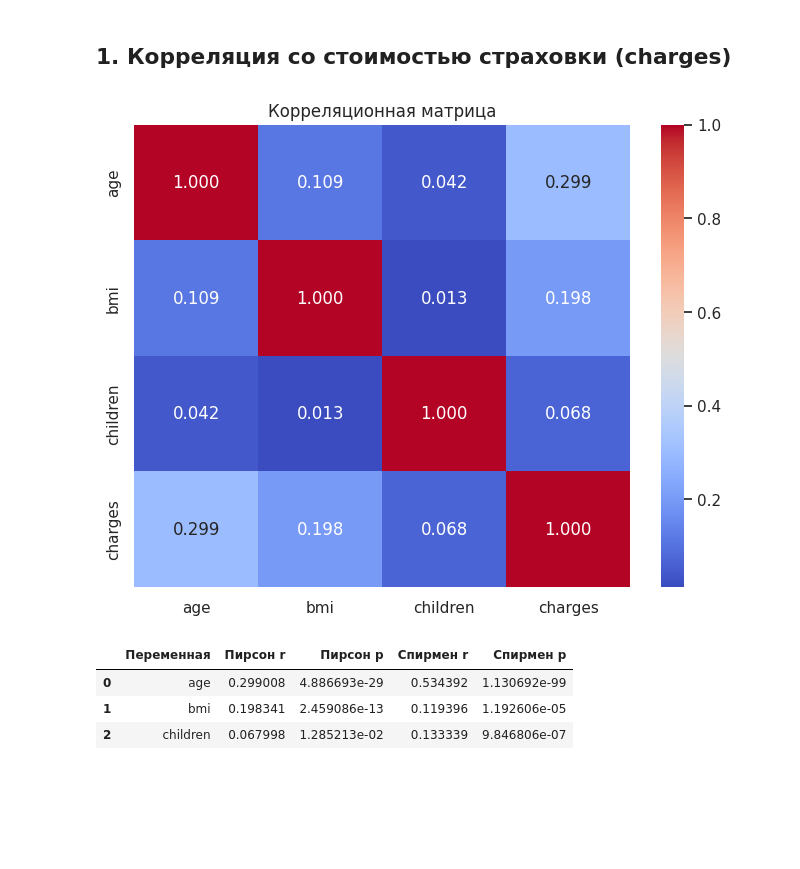
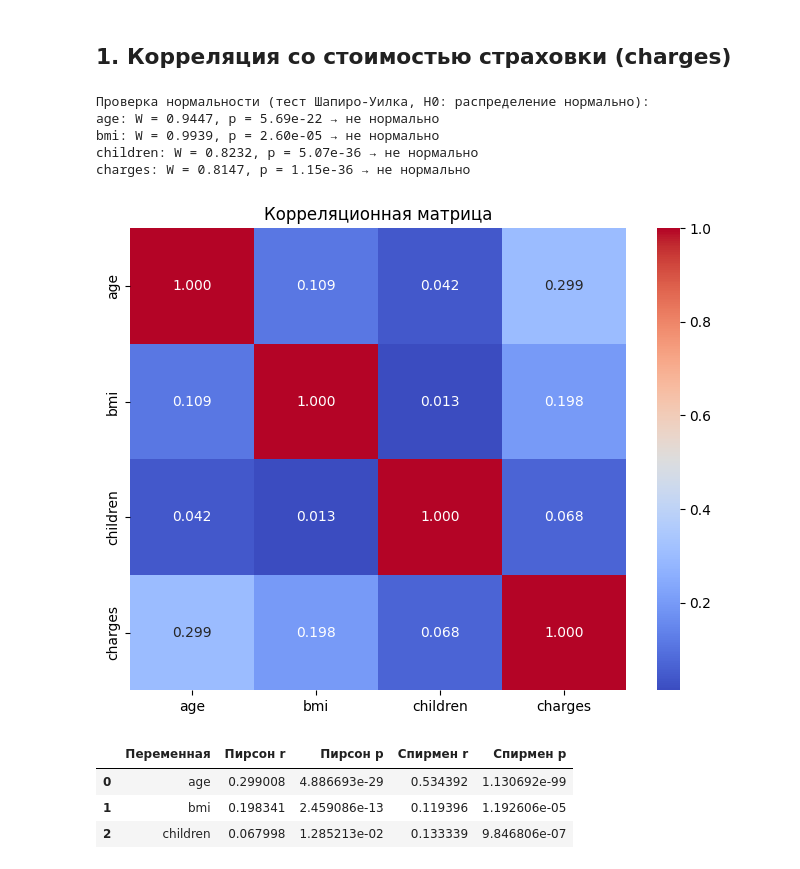
Before and after one commit to Zahar-Bratchikov/statistic, a Jupyter notebook: lab8/ex1.ipynb, the cells around one changed output. Cells and saved outputs as stored; diff of their text form; code cells hidden in the pictures; blank space fills up the shorter version.

```diff
--- a/lab8/ex1.ipynb
+++ b/lab8/ex1.ipynb
@@ -30,15 +30,34 @@ df['sex'] = df['sex'].map({'male': 1, 'female': 0})
 # %%
 # Выделим количественные переменные
 quant_vars = ['age', 'bmi', 'children', 'charges']
+
+normality_results = []
+
+print("Проверка нормальности (тест Шапиро-Уилка, H0: распределение нормально):")
+for var in quant_vars:
+    stat, p = shapiro(df[var])
+    is_normal = p > 0.05
+    normality_results.append({
+        'Переменная': var,
+        'W-статистика': stat,
+        'p-value': p,
+        'Нормально?': is_normal
+    })
+    print(f"{var}: W = {stat:.4f}, p = {p:.2e} → {'нормально' if is_normal else 'не нормально'}")
 
 # Корреляционная матрица Пирсона
 corr_matrix = df[quant_vars].corr(method='pearson')
 plt.figure(figsize=(8, 6))
 sns.heatmap(corr_matrix, annot=True, cmap='coolwarm', fmt='.3f')
 plt.title('Корреляционная матрица')
 plt.show()
 # %% [output]
+Проверка нормальности (тест Шапиро-Уилка, H0: распределение нормально):
+age: W = 0.9447, p = 5.69e-22 → не нормально
+bmi: W = 0.9939, p = 2.60e-05 → не нормально
+children: W = 0.8232, p = 5.07e-36 → не нормально
+charges: W = 0.8147, p = 1.15e-36 → не нормально
-[figure, old version]
+[figure, new version]
 # %%
 # Сравнение коэффициентов корреляции с charges
 results = []
```
Also changed, not shown: parts of 5 cells of this notebook, 2 other files.
